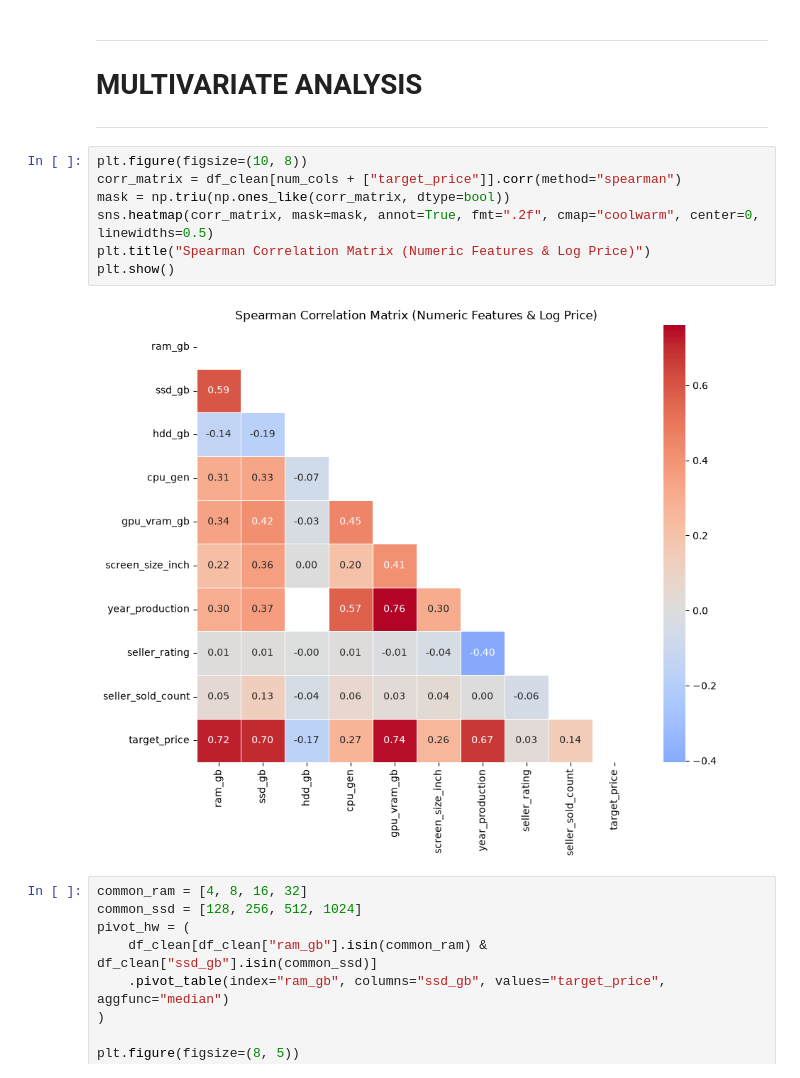
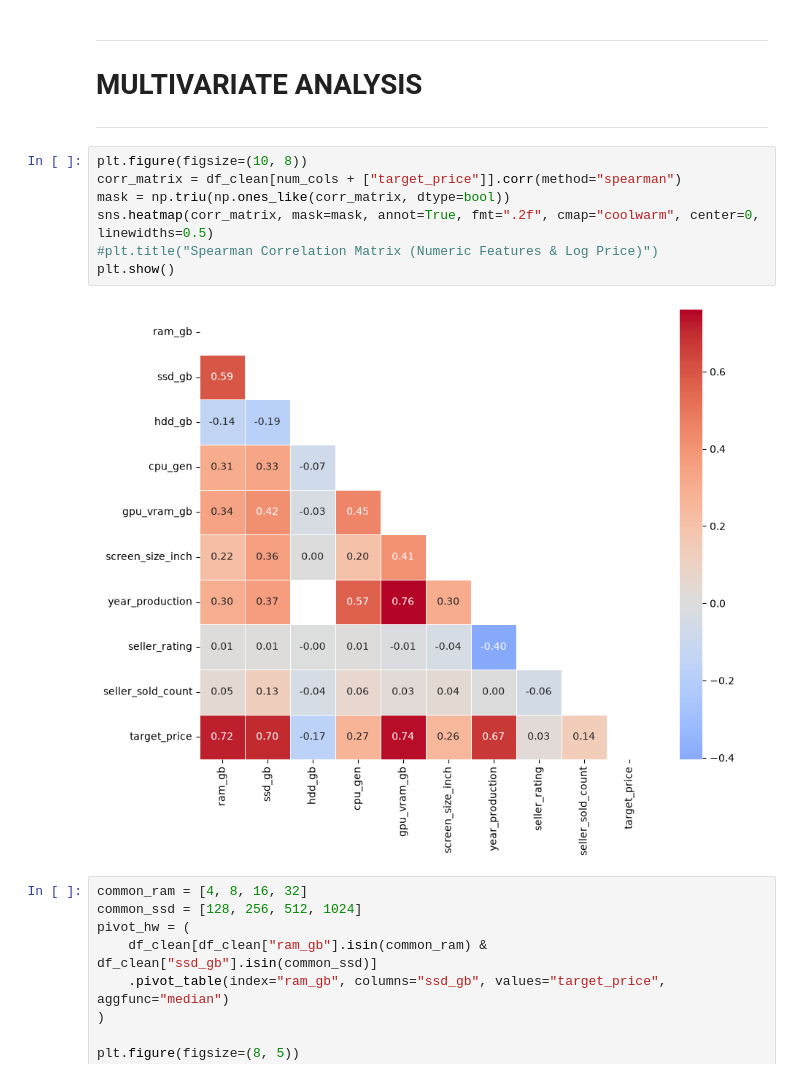
Before and after one commit to PhongTrinhDinh/MI3390-Research-and-development-of-a-pricing-system-for-used-laptops-based-on-NLP-and-ML, a Jupyter notebook: notebooks/02_eda_and_modeling.ipynb, the cells around one changed output. Cells and saved outputs as stored; diff of their text form.

```diff
--- a/notebooks/02_eda_and_modeling.ipynb
+++ b/notebooks/02_eda_and_modeling.ipynb
@@ -368,12 +467,12 @@ display(pd.DataFrame(flag_impact).sort_values("diff_%", ascending=False))
 # %%
 plt.figure(figsize=(10, 8))
 corr_matrix = df_clean[num_cols + ["target_price"]].corr(method="spearman")
 mask = np.triu(np.ones_like(corr_matrix, dtype=bool))
 sns.heatmap(corr_matrix, mask=mask, annot=True, fmt=".2f", cmap="coolwarm", center=0, linewidths=0.5)
-plt.title("Spearman Correlation Matrix (Numeric Features & Log Price)")
+#plt.title("Spearman Correlation Matrix (Numeric Features & Log Price)")
 plt.show()
 # %% [output]
-[figure, old version]
+[figure, new version]
 # %%
 common_ram = [4, 8, 16, 32]
 common_ssd = [128, 256, 512, 1024]
```
Also changed, not shown: parts of 5 cells of this notebook, 4 other files.
